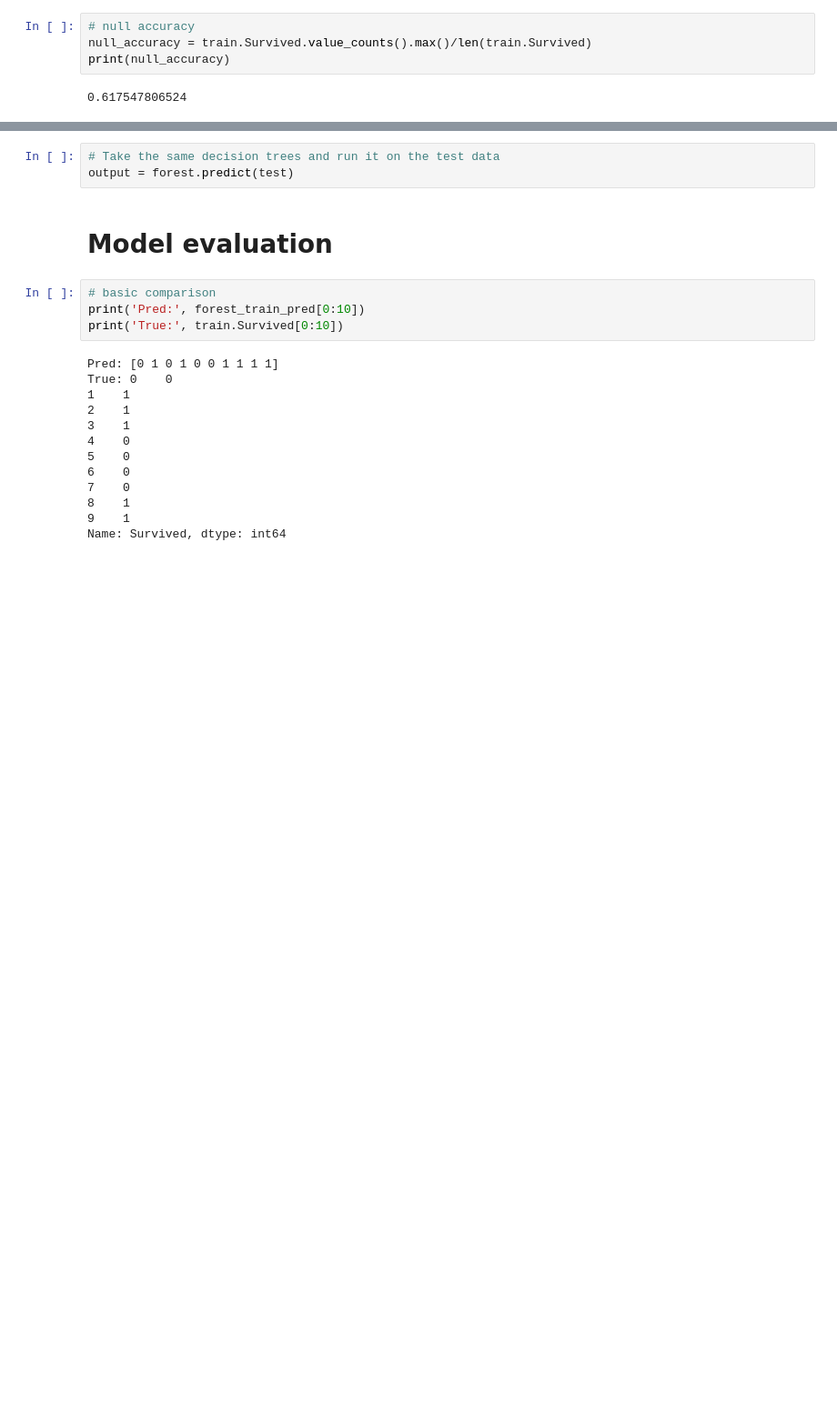
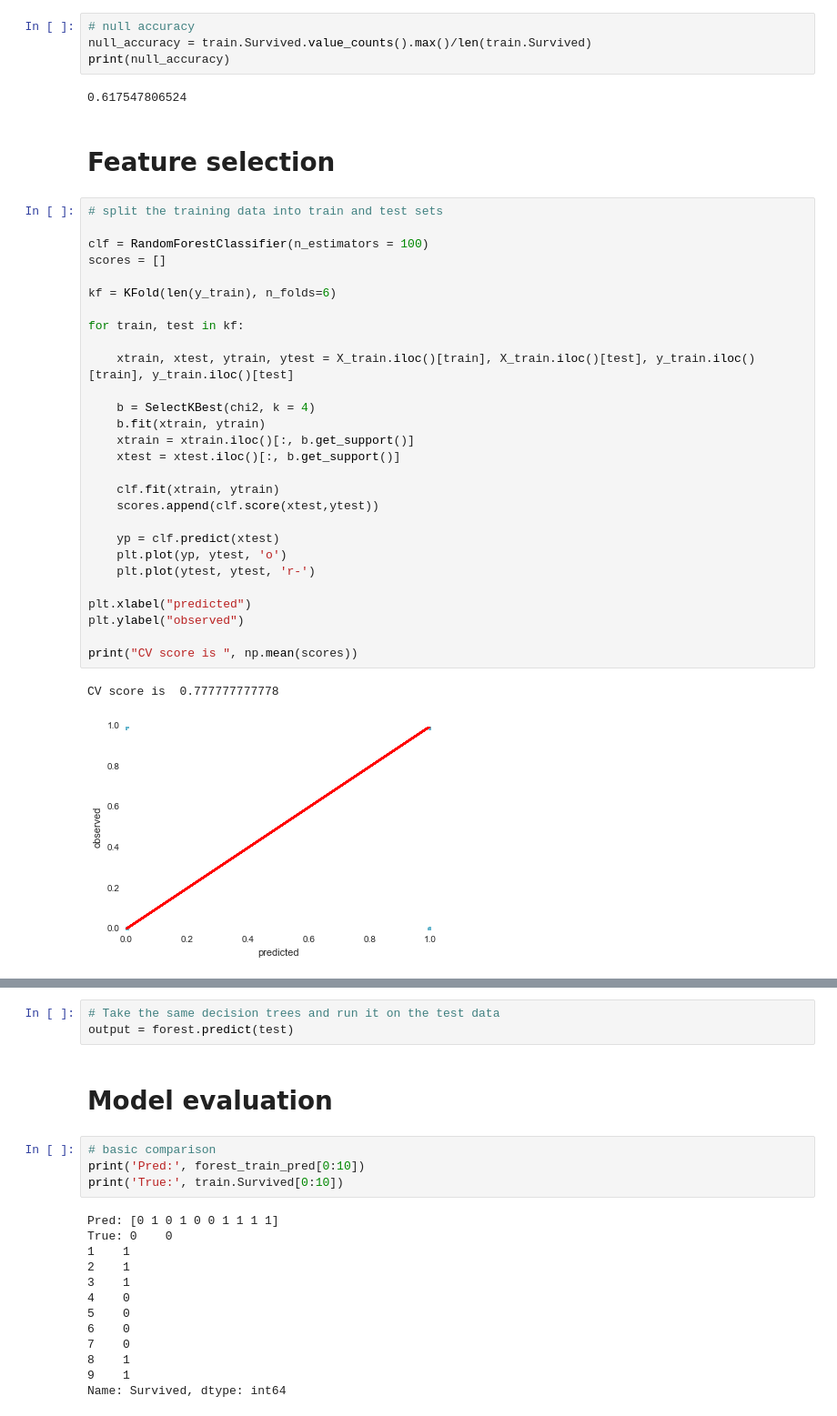
Before and after one commit to ErBa508/kggle, a Jupyter notebook: Titanic/RandomForest_titanic.ipynb, the cells around one changed output, grey strips where cells are left out. Shown at 91% size. Drawn from its saved outputs; the diff is of its cells as text; blank space fills up the shorter version.

```diff
--- a/Titanic/RandomForest_titanic.ipynb
+++ b/Titanic/RandomForest_titanic.ipynb
@@ -39,3 +52,36 @@ null_accuracy = train.Survived.value_counts().max()/len(train.Survived)
 print(null_accuracy)
 # %% [output]
 0.617547806524
+# %% [markdown]
+# Feature selection
+# %%
+# split the training data into train and test sets
+
+clf = RandomForestClassifier(n_estimators = 100)
+scores = []
+
+kf = KFold(len(y_train), n_folds=6)
+
+for train, test in kf:
+
+    xtrain, xtest, ytrain, ytest = X_train.iloc()[train], X_train.iloc()[test], y_train.iloc()[train], y_train.iloc()[test]
+
+    b = SelectKBest(chi2, k = 4)
+    b.fit(xtrain, ytrain)
+    xtrain = xtrain.iloc()[:, b.get_support()]
+    xtest = xtest.iloc()[:, b.get_support()]
+
+    clf.fit(xtrain, ytrain)
+    scores.append(clf.score(xtest,ytest))
+
+    yp = clf.predict(xtest)
+    plt.plot(yp, ytest, 'o')
+    plt.plot(ytest, ytest, 'r-')
+
+plt.xlabel("predicted")
+plt.ylabel("observed")
+
+print("CV score is ", np.mean(scores))
+# %% [output]
+CV score is  0.777777777778
+[figure, added]
```
Also changed, not shown: parts of 23 cells of this notebook.
